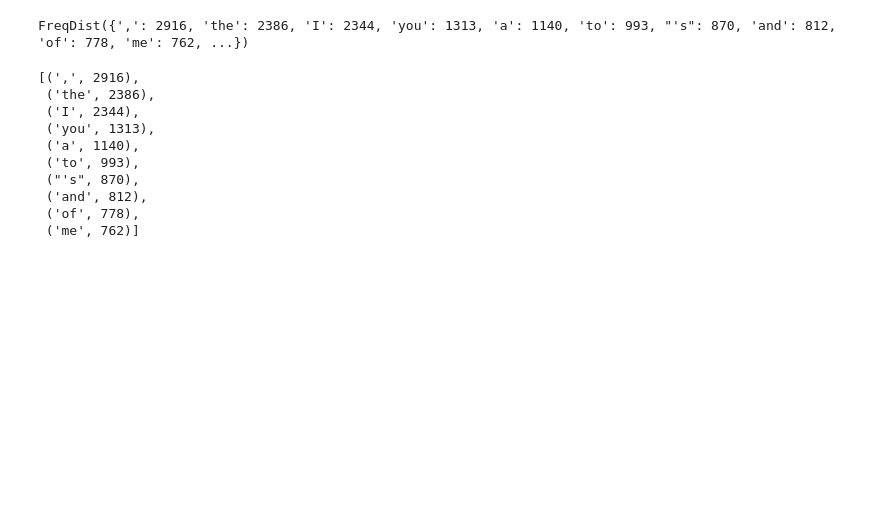
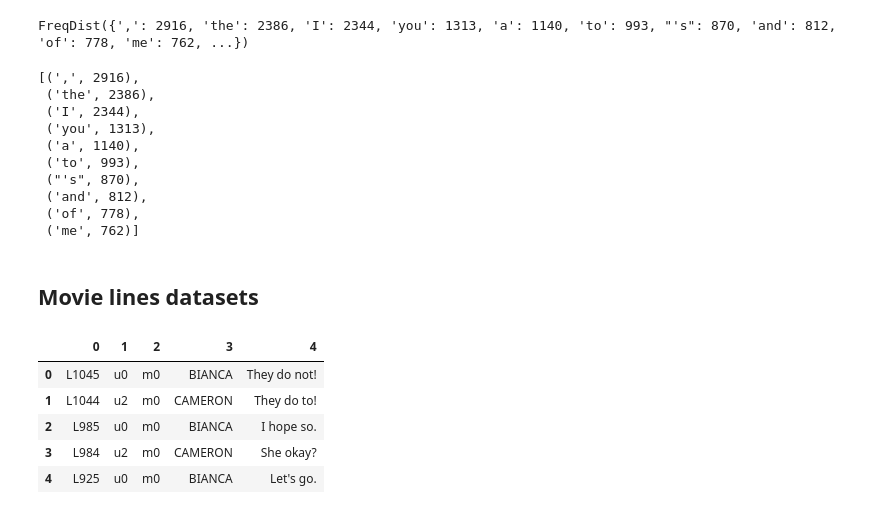
Before and after one commit to raphaelmcobe/text-processing-seminar, a Jupyter notebook: notebooks/Python NLP.ipynb, the cells around one changed output. Drawn from its saved outputs; the diff is of its cells as text; code cells hidden in the pictures; blank space fills up the shorter version.

```diff
--- a/notebooks/Python NLP.ipynb
+++ b/notebooks/Python NLP.ipynb
@@ -127,3 +127,16 @@ fdist.most_common(10)
  ('and', 812),
  ('of', 778),
  ('me', 762)]
+# %% [markdown]
+## Movie lines datasets
+# %%
+lines = pd.read_csv('movie_lines.txt', sep = '\+\+\+\$\+\+\+', engine = 'python', header=None, dtype=str)
+# %%
+lines.head()
+# %% [output]
+|  | 0 | 1 | 2 | 3 | 4 |
+| 0 | L1045 | u0 | m0 | BIANCA | They do not! |
+| 1 | L1044 | u2 | m0 | CAMERON | They do to! |
+| 2 | L985 | u0 | m0 | BIANCA | I hope so. |
+| 3 | L984 | u2 | m0 | CAMERON | She okay? |
+| 4 | L925 | u0 | m0 | BIANCA | Let's go. |
```
Also changed, not shown: parts of 31 cells of this notebook, 6 other files.
